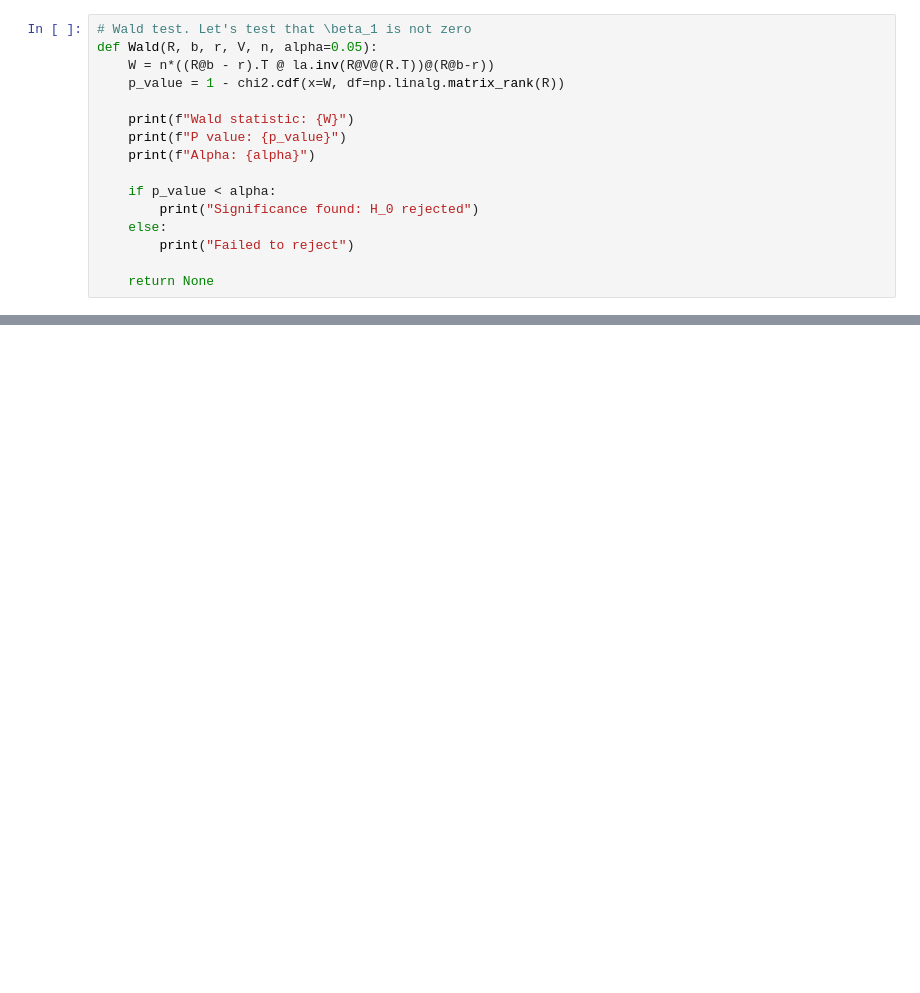
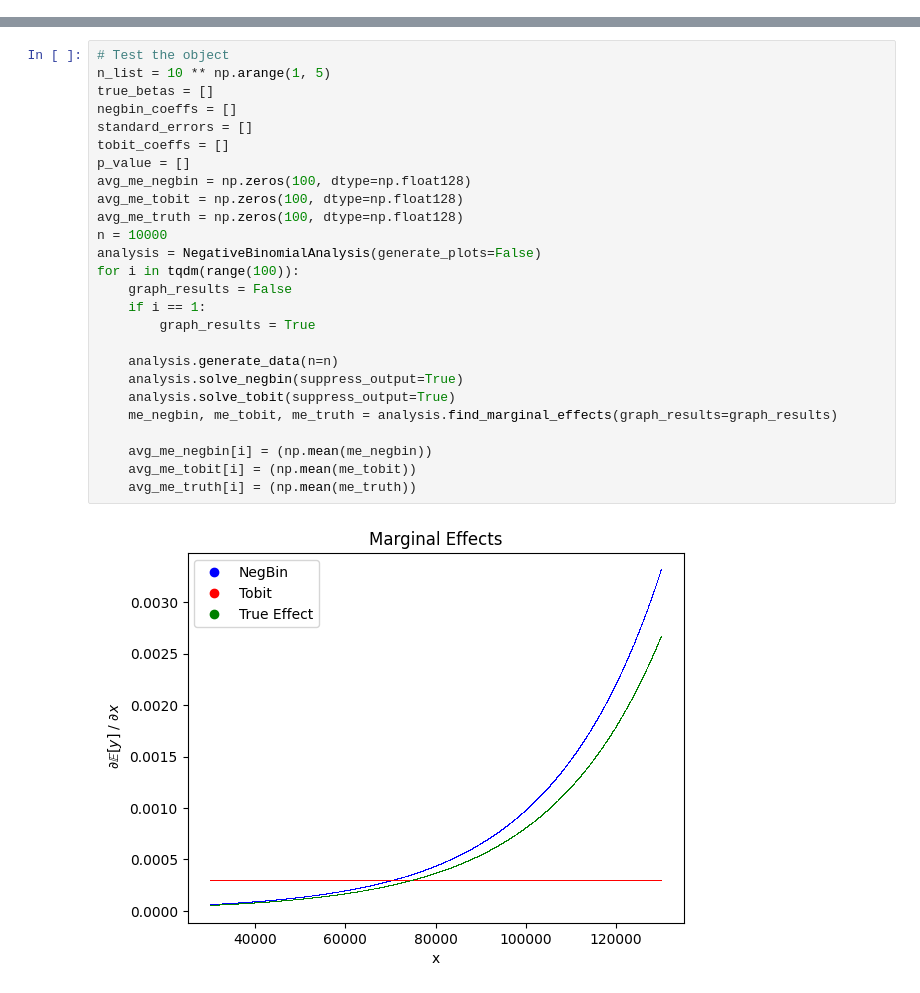
Before and after one commit to mraystaf/Econ588Project, a Jupyter notebook: NegativeBinomial_Likelihood.ipynb, the cells around one changed output, grey strips where cells are left out. Saved outputs shown, nothing was run; the diff lists cells and outputs as text; blank space fills up the shorter version.

```diff
--- a/NegativeBinomial_Likelihood.ipynb
+++ b/NegativeBinomial_Likelihood.ipynb
@@ -168,16 +11,0 @@ plt.show()
-# %%
-# Wald test. Let's test that \beta_1 is not zero
-def Wald(R, b, r, V, n, alpha=0.05):
-    W = n*((R@b - r).T @ la.inv(R@V@(R.T))@(R@b-r))
-    p_value = 1 - chi2.cdf(x=W, df=np.linalg.matrix_rank(R))
-
-    print(f"Wald statistic: {W}")
-    print(f"P value: {p_value}")
-    print(f"Alpha: {alpha}")
-
-    if p_value < alpha:
-        print("Significance found: H_0 rejected")
-    else:
-        print("Failed to reject")
-
-    return None
@@ -190,0 +161,28 @@ Significance found: H_0 rejected
+# %%
+# Test the object
+n_list = 10 ** np.arange(1, 5)
+true_betas = []
+negbin_coeffs = []
+standard_errors = []
+tobit_coeffs = []
+p_value = []
+avg_me_negbin = np.zeros(100, dtype=np.float128)
+avg_me_tobit = np.zeros(100, dtype=np.float128)
+avg_me_truth = np.zeros(100, dtype=np.float128)
+n = 10000
+analysis = NegativeBinomialAnalysis(generate_plots=False)
+for i in tqdm(range(100)):
+    graph_results = False
+    if i == 1:
+        graph_results = True
+
+    analysis.generate_data(n=n)
+    analysis.solve_negbin(suppress_output=True)
+    analysis.solve_tobit(suppress_output=True)
+    me_negbin, me_tobit, me_truth = analysis.find_marginal_effects(graph_results=graph_results)
+
+    avg_me_negbin[i] = (np.mean(me_negbin))
+    avg_me_tobit[i] = (np.mean(me_tobit))
+    avg_me_truth[i] = (np.mean(me_truth))
+# %% [output]
+[figure, added]
```
Also changed, not shown: parts of 21 cells of this notebook.
